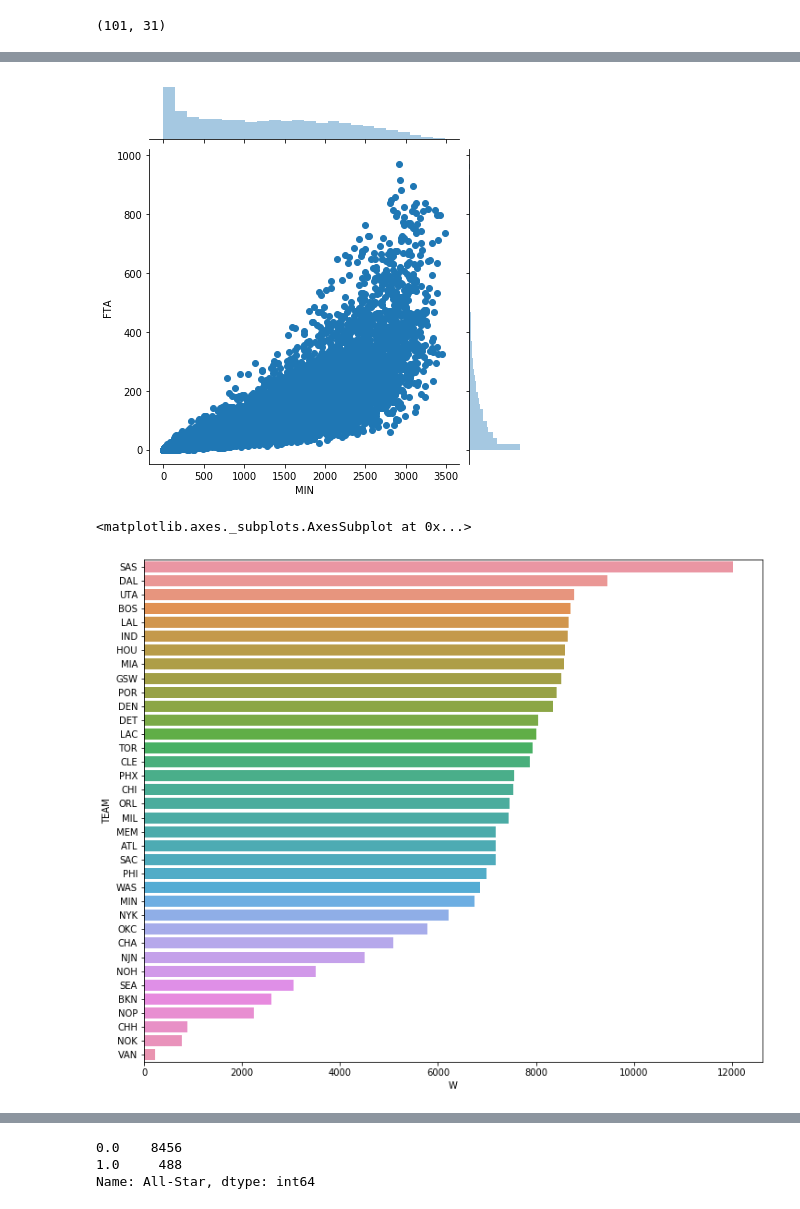
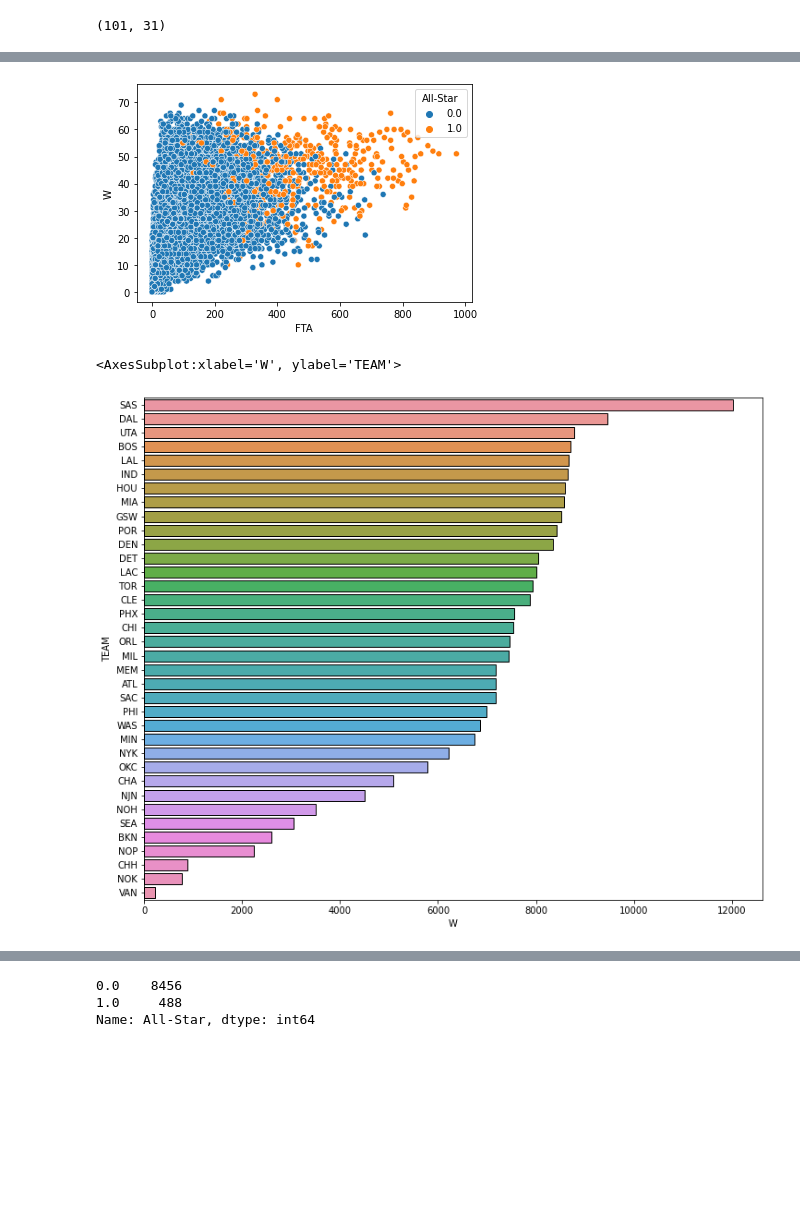
Before and after one commit to tanner103/Portfolio, a Jupyter notebook: Capstone/EDA.ipynb, the cells around one changed output, grey strips where cells are left out. Drawn from its saved outputs; the diff is of its cells as text; code cells hidden in the pictures; blank space fills up the shorter version.

```diff
--- a/Capstone/EDA.ipynb
+++ b/Capstone/EDA.ipynb
@@ -142,0 +131,3 @@ df.FTA.hist(by=df['All-Star']);
+# %%
+plt.rcParams["patch.force_edgecolor"] = True
+df.groupby('All-Star')['FTA'].hist(grid=False, edgecolor='#000000');
@@ -178,12 +172,12 @@ sns.heatmap(df[['W','PTS','FTA','MIN', 'All-Star']].corr(),annot= True);
 # %%
 #df.PTS.hist()
-sns.jointplot(df['MIN'],df['FTA']);
+sns.scatterplot(x = 'FTA',y = 'W',data = df,hue='All-Star');
 # %% [output]
-[figure, old version]
+[figure, new version]
 # %%
 plt.figure(figsize=(12,10))
 total_wins = df.groupby('TEAM', as_index=False)['W'].sum()
 sns.barplot(x='W', y='TEAM', data=total_wins.sort_values(ascending=False, by='W'))
 # %% [output]
-<matplotlib.axes._subplots.AxesSubplot at 0x...>
+<AxesSubplot:xlabel='W', ylabel='TEAM'>
-[figure, old version]
+[figure, new version]
```
Also changed, not shown: parts of 13 cells of this notebook, 2 other files.
